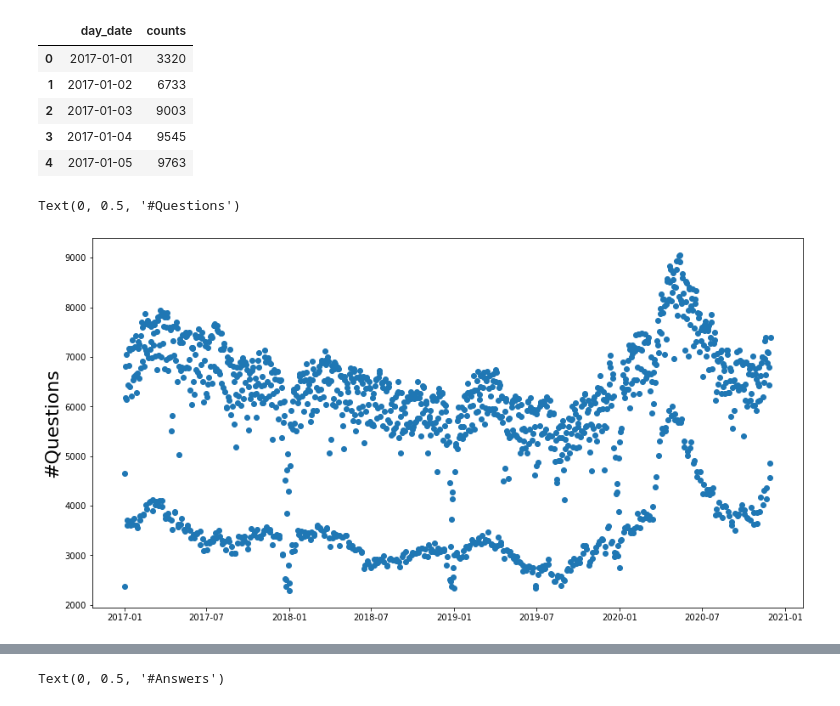
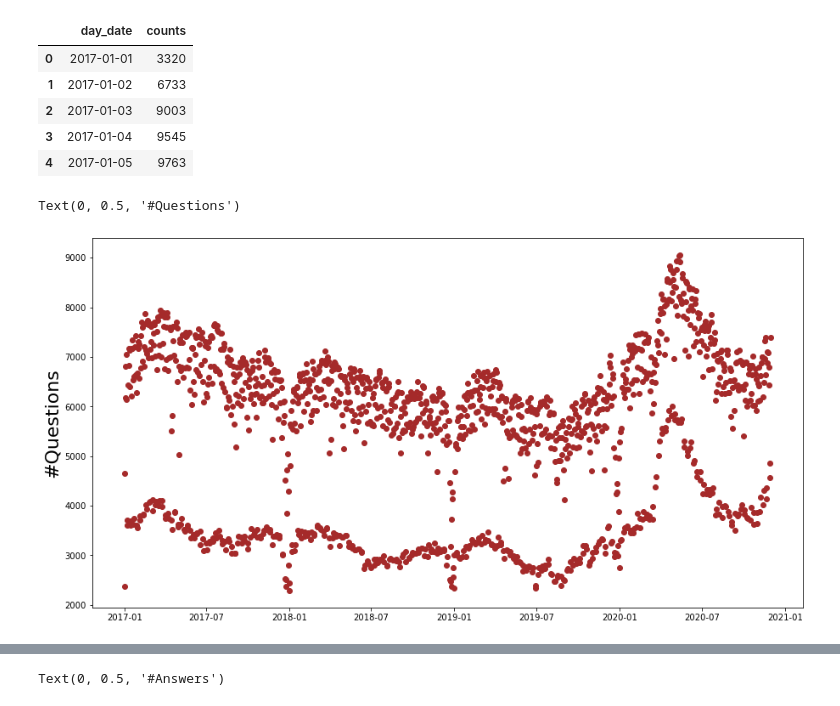
Before and after one commit to farimaf/StackOverFlowAnalysis_Pandemic, a Jupyter notebook: PostAnalysis.ipynb, the cells around one changed output, grey strips where cells are left out. Saved outputs shown, nothing was run; the diff lists cells and outputs as text; code cells hidden in the pictures.

```diff
--- a/PostAnalysis.ipynb
+++ b/PostAnalysis.ipynb
@@ -73,3 +73,5 @@ len(data_q)
 len(data_a)
 # %% [output]
 10177940
+# %%
+data_q["CreateDate"] = pd.to_datetime(data_q["CreateDate"])
@@ -139,8 +143,8 @@ ques_daily_grp['day_date']=pd.to_datetime(ques_daily_grp["day_date"])
 ans_daily_grp['day_date']=pd.to_datetime(ans_daily_grp["day_date"])
 # %%
 fig, ax = plt.subplots(figsize=(15,8))
-plt.scatter(ques_daily_grp['day_date'],ques_daily_grp['counts'])
+plt.scatter(ques_daily_grp['day_date'],ques_daily_grp['counts'],color='brown')
 plt.ylabel('#Questions',fontsize=22)
 # %% [output]
 Text(0, 0.5, '#Questions')
-[figure, old version]
+[figure, new version]
```
Also changed, not shown: parts of 32 cells of this notebook, 3 other files.
